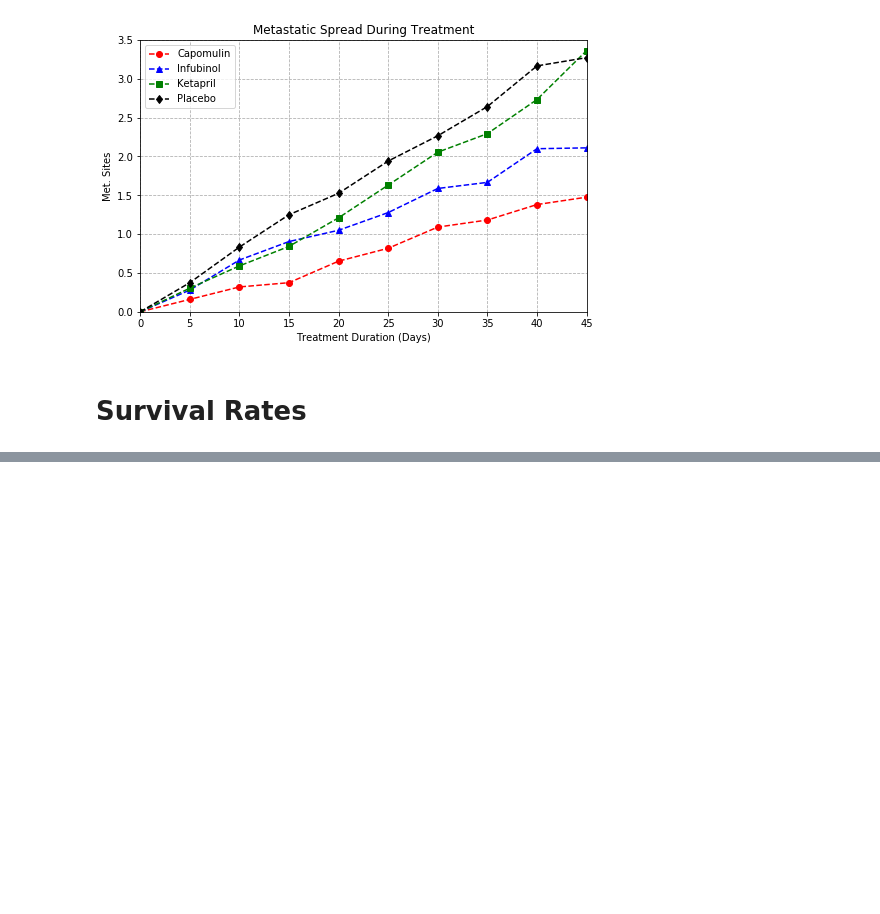
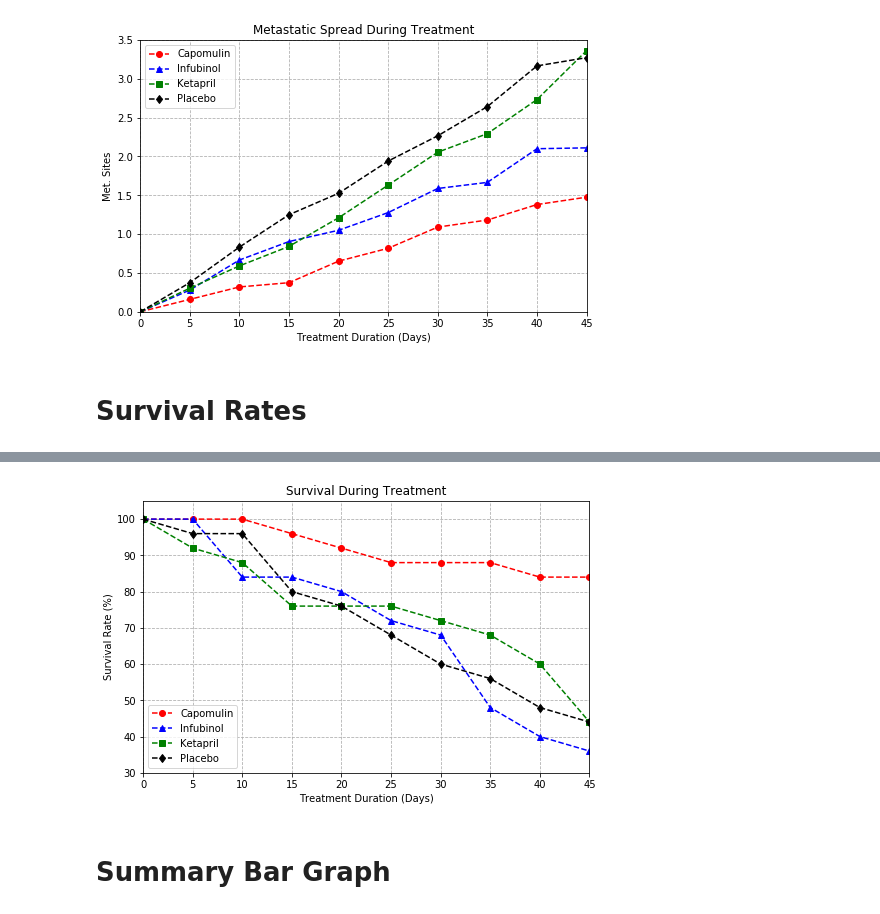
Before and after one commit to Jayleh/pyberceuticals, a Jupyter notebook: Pymaceuticals/Pymaceuticals.ipynb, the cells around one changed output, grey strips where cells are left out. Saved outputs shown, nothing was run; the diff lists cells and outputs as text; code cells hidden in the pictures; blank space fills up the shorter version.

Commit message:
plotted survival rates, added readme file

```diff
--- a/Pymaceuticals/Pymaceuticals.ipynb
+++ b/Pymaceuticals/Pymaceuticals.ipynb
@@ -298,0 +317,10 @@ plt.show()
+# %%
+# Group by drug and timepoint
+group_time_drug = pyma_df.groupby(['Timepoint', 'Drug'])
+
+# Grab mean mouse count
+mouse_count = group_time_drug['Mouse ID'].count()
+
+# unstack by timepoint
+unstack_surv = mouse_count.unstack()
+unstack_surv
@@ -298,0 +340,39 @@ plt.show()
+# %%
+# Create x and y axes
+time = np.arange(0, 50, 5)
+capomulin = unstack_surv['Capomulin']/25*100
+infubinol = unstack_surv['Infubinol']/25*100
+ketapril = unstack_surv['Ketapril']/25*100
+placebo = unstack_surv['Placebo']/25*100
+
+# Set figure size
+plt.figure(figsize=(8, 5))
+
+# Plot the charts and apply some styling
+cap_surv, = plt.plot(time, capomulin, color="red", marker='o', linestyle='--', label="Capomulin")
+inf_surv, = plt.plot(time, infubinol, color="blue", marker='^', linestyle='--', label="Infubinol")
+ket_surv, = plt.plot(time, ketapril, color="green", marker='s', linestyle='--', label="Ketapril")
+pla_surv, = plt.plot(time, placebo, color="black", marker='d', linestyle='--', label="Placebo")
+
+# Set the limits for the X and Y axes
+plt.xlim(0,45)
+plt.ylim(30,105)
+
+# Add in a grid for the chart
+ax = plt.gca()
+ax.grid(linestyle='--')
+
+# Add title, x and y axes labels
+plt.title("Survival During Treatment")
+plt.xlabel("Treatment Duration (Days)")
+plt.ylabel("Survival Rate (%)")
+
+# Create legend
+plt.legend(handles=[cap_surv, inf_surv, ket_surv, pla_surv], loc="lower left")
+
+# Show
+plt.show()
+# %% [output]
+[figure, added]
+# %% [markdown]
+# Summary Bar Graph
```
Also changed, not shown: parts of 4 cells of this notebook, 4 other files.
